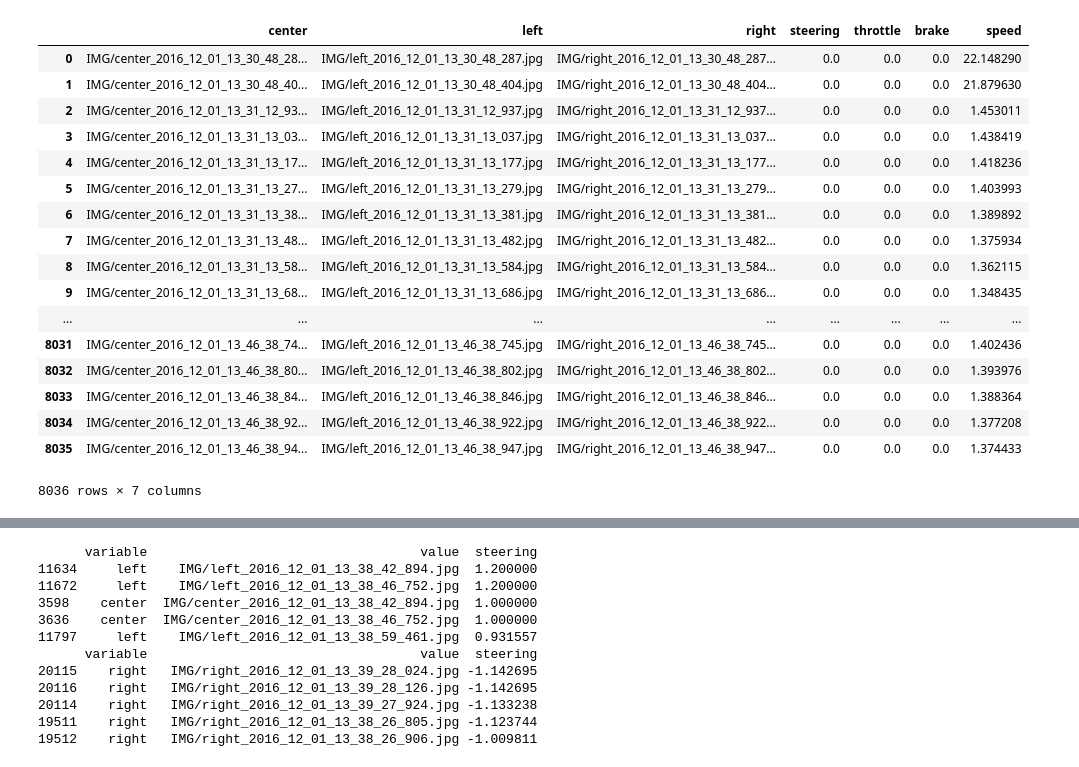
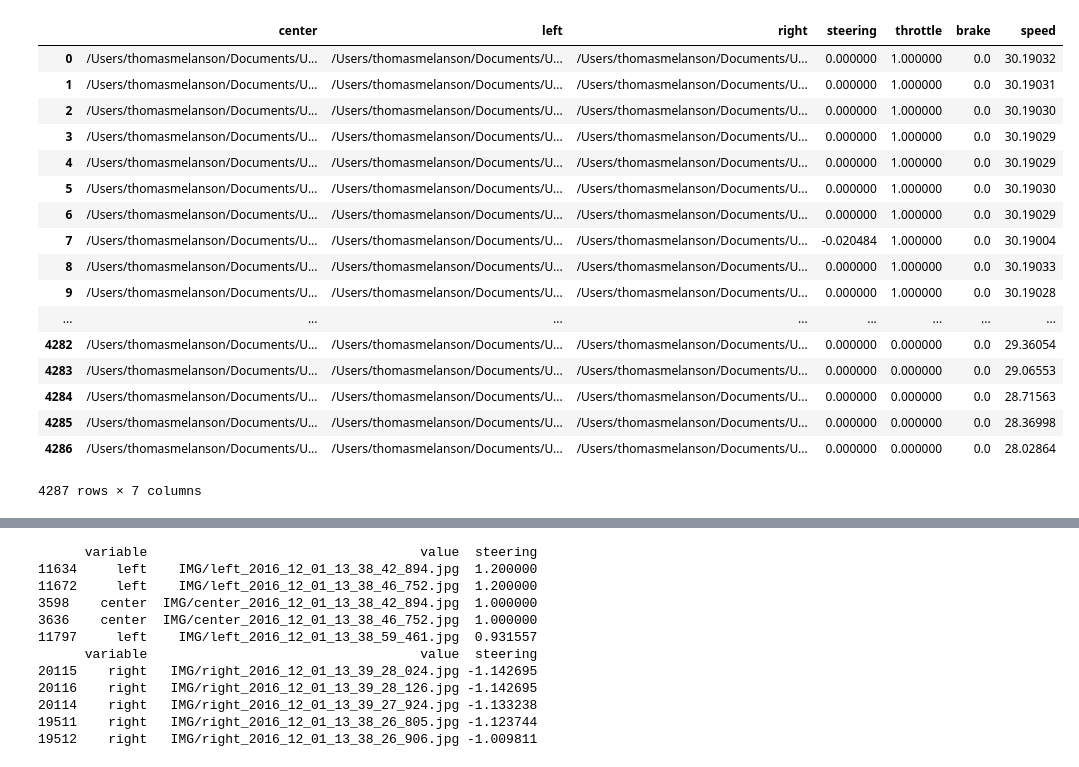
Before and after one commit to tmelanson17/CarND-Behavioral-Cloning-P3, a Jupyter notebook: model.ipynb, the cells around one changed output, grey strips where cells are left out. Drawn from its saved outputs; the diff is of its cells as text; code cells hidden in the pictures.

```diff
--- a/model.ipynb
+++ b/model.ipynb
@@ -1,31 +1,31 @@
 # %%
 import pandas as pd
 import os
 
-data_dir = '/workspace/media/Udacity/projects/CarND-Behavioral-Cloning-P3/data'
+data_dir = '/workspace/media/Udacity/projects/CarND-Behavioral-Cloning-P3/train-straight+curve+recover'
 data_csv = os.path.join(data_dir, 'driving_log.csv')
 
 df = pd.read_csv(data_csv, header='infer')
 df
 # %% [output]
 |  | center | left | right | steering | throttle | brake | speed |
-| 0 | IMG/center_2016_12_01_13_30_48_28... | IMG/left_2016_12_01_13_30_48_287.jpg | IMG/right_2016_12_01_13_30_48_287... | 0.0 | 0.0 | 0.0 | 22.148290 |
-| 1 | IMG/center_2016_12_01_13_30_48_40... | IMG/left_2016_12_01_13_30_48_404.jpg | IMG/right_2016_12_01_13_30_48_404... | 0.0 | 0.0 | 0.0 | 21.879630 |
-| 2 | IMG/center_2016_12_01_13_31_12_93... | IMG/left_2016_12_01_13_31_12_937.jpg | IMG/right_2016_12_01_13_31_12_937... | 0.0 | 0.0 | 0.0 | 1.453011 |
-| 3 | IMG/center_2016_12_01_13_31_13_03... | IMG/left_2016_12_01_13_31_13_037.jpg | IMG/right_2016_12_01_13_31_13_037... | 0.0 | 0.0 | 0.0 | 1.438419 |
-| 4 | IMG/center_2016_12_01_13_31_13_17... | IMG/left_2016_12_01_13_31_13_177.jpg | IMG/right_2016_12_01_13_31_13_177... | 0.0 | 0.0 | 0.0 | 1.418236 |
-| 5 | IMG/center_2016_12_01_13_31_13_27... | IMG/left_2016_12_01_13_31_13_279.jpg | IMG/right_2016_12_01_13_31_13_279... | 0.0 | 0.0 | 0.0 | 1.403993 |
-| 6 | IMG/center_2016_12_01_13_31_13_38... | IMG/left_2016_12_01_13_31_13_381.jpg | IMG/right_2016_12_01_13_31_13_381... | 0.0 | 0.0 | 0.0 | 1.389892 |
-| 7 | IMG/center_2016_12_01_13_31_13_48... | IMG/left_2016_12_01_13_31_13_482.jpg | IMG/right_2016_12_01_13_31_13_482... | 0.0 | 0.0 | 0.0 | 1.375934 |
-| 8 | IMG/center_2016_12_01_13_31_13_58... | IMG/left_2016_12_01_13_31_13_584.jpg | IMG/right_2016_12_01_13_31_13_584... | 0.0 | 0.0 | 0.0 | 1.362115 |
-| 9 | IMG/center_2016_12_01_13_31_13_68... | IMG/left_2016_12_01_13_31_13_686.jpg | IMG/right_2016_12_01_13_31_13_686... | 0.0 | 0.0 | 0.0 | 1.348435 |
+| 0 | /Users/thomasmelanson/Documents/U... | /Users/thomasmelanson/Documents/U... | /Users/thomasmelanson/Documents/U... | 0.000000 | 1.000000 | 0.0 | 30.19032 |
+| 1 | /Users/thomasmelanson/Documents/U... | /Users/thomasmelanson/Documents/U... | /Users/thomasmelanson/Documents/U... | 0.000000 | 1.000000 | 0.0 | 30.19031 |
+| 2 | /Users/thomasmelanson/Documents/U... | /Users/thomasmelanson/Documents/U... | /Users/thomasmelanson/Documents/U... | 0.000000 | 1.000000 | 0.0 | 30.19030 |
+| 3 | /Users/thomasmelanson/Documents/U... | /Users/thomasmelanson/Documents/U... | /Users/thomasmelanson/Documents/U... | 0.000000 | 1.000000 | 0.0 | 30.19029 |
+| 4 | /Users/thomasmelanson/Documents/U... | /Users/thomasmelanson/Documents/U... | /Users/thomasmelanson/Documents/U... | 0.000000 | 1.000000 | 0.0 | 30.19029 |
+| 5 | /Users/thomasmelanson/Documents/U... | /Users/thomasmelanson/Documents/U... | /Users/thomasmelanson/Documents/U... | 0.000000 | 1.000000 | 0.0 | 30.19030 |
+| 6 | /Users/thomasmelanson/Documents/U... | /Users/thomasmelanson/Documents/U... | /Users/thomasmelanson/Documents/U... | 0.000000 | 1.000000 | 0.0 | 30.19029 |
+| 7 | /Users/thomasmelanson/Documents/U... | /Users/thomasmelanson/Documents/U... | /Users/thomasmelanson/Documents/U... | -0.020484 | 1.000000 | 0.0 | 30.19004 |
+| 8 | /Users/thomasmelanson/Documents/U... | /Users/thomasmelanson/Documents/U... | /Users/thomasmelanson/Documents/U... | 0.000000 | 1.000000 | 0.0 | 30.19033 |
+| 9 | /Users/thomasmelanson/Documents/U... | /Users/thomasmelanson/Documents/U... | /Users/thomasmelanson/Documents/U... | 0.000000 | 1.000000 | 0.0 | 30.19028 |
 | ... | ... | ... | ... | ... | ... | ... | ... |
-| 8031 | IMG/center_2016_12_01_13_46_38_74... | IMG/left_2016_12_01_13_46_38_745.jpg | IMG/right_2016_12_01_13_46_38_745... | 0.0 | 0.0 | 0.0 | 1.402436 |
-| 8032 | IMG/center_2016_12_01_13_46_38_80... | IMG/left_2016_12_01_13_46_38_802.jpg | IMG/right_2016_12_01_13_46_38_802... | 0.0 | 0.0 | 0.0 | 1.393976 |
-| 8033 | IMG/center_2016_12_01_13_46_38_84... | IMG/left_2016_12_01_13_46_38_846.jpg | IMG/right_2016_12_01_13_46_38_846... | 0.0 | 0.0 | 0.0 | 1.388364 |
-| 8034 | IMG/center_2016_12_01_13_46_38_92... | IMG/left_2016_12_01_13_46_38_922.jpg | IMG/right_2016_12_01_13_46_38_922... | 0.0 | 0.0 | 0.0 | 1.377208 |
-| 8035 | IMG/center_2016_12_01_13_46_38_94... | IMG/left_2016_12_01_13_46_38_947.jpg | IMG/right_2016_12_01_13_46_38_947... | 0.0 | 0.0 | 0.0 | 1.374433 |
+| 4282 | /Users/thomasmelanson/Documents/U... | /Users/thomasmelanson/Documents/U... | /Users/thomasmelanson/Documents/U... | 0.000000 | 0.000000 | 0.0 | 29.36054 |
+| 4283 | /Users/thomasmelanson/Documents/U... | /Users/thomasmelanson/Documents/U... | /Users/thomasmelanson/Documents/U... | 0.000000 | 0.000000 | 0.0 | 29.06553 |
+| 4284 | /Users/thomasmelanson/Documents/U... | /Users/thomasmelanson/Documents/U... | /Users/thomasmelanson/Documents/U... | 0.000000 | 0.000000 | 0.0 | 28.71563 |
+| 4285 | /Users/thomasmelanson/Documents/U... | /Users/thomasmelanson/Documents/U... | /Users/thomasmelanson/Documents/U... | 0.000000 | 0.000000 | 0.0 | 28.36998 |
+| 4286 | /Users/thomasmelanson/Documents/U... | /Users/thomasmelanson/Documents/U... | /Users/thomasmelanson/Documents/U... | 0.000000 | 0.000000 | 0.0 | 28.02864 |
-8036 rows × 7 columns
+4287 rows × 7 columns
 # %%
 df.hist()
 # %% [output]
```
Also changed, not shown: parts of 6 cells of this notebook, 1 other file.
